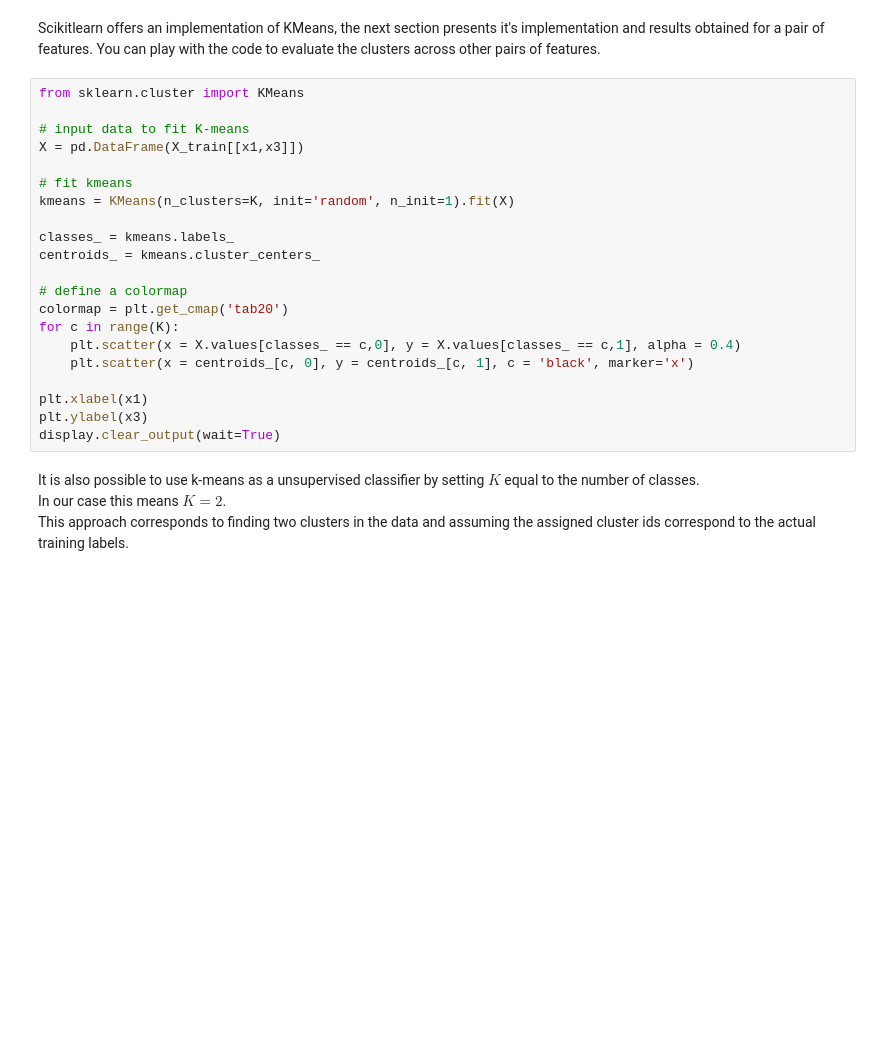
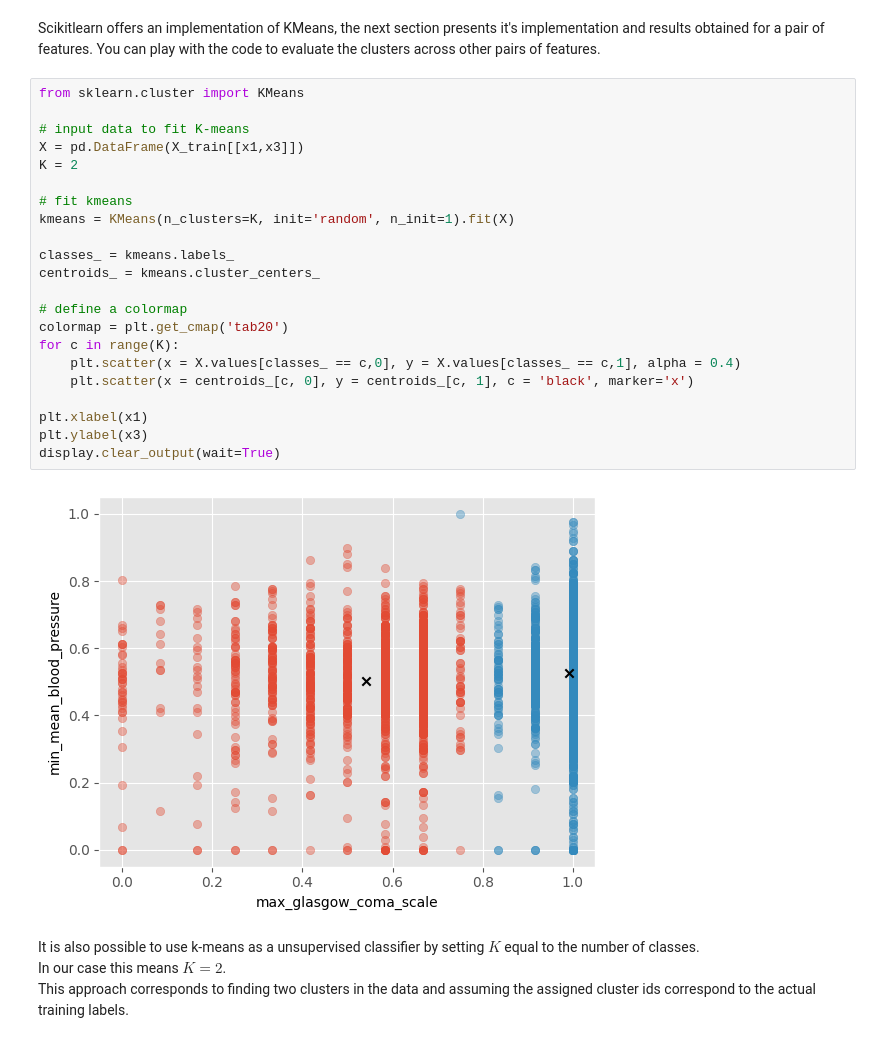
Before and after one commit to cesarz10/Data-Analytics-Healthcare, a Jupyter notebook: Lab_5_machine_learning/Part 3 - Mortality Clustering and Classification.ipynb, the cells around one changed output. Saved outputs shown, nothing was run; the diff lists cells and outputs as text; blank space fills up the shorter version.

```diff
--- a/Lab_5_machine_learning/Part 3 - Mortality Clustering and Classification.ipynb
+++ b/Lab_5_machine_learning/Part 3 - Mortality Clustering and Classification.ipynb
@@ -356,24 +416,27 @@ Scikitlearn offers an implementation of KMeans, the next section presents it's i
 # %%
 from sklearn.cluster import KMeans
 
 # input data to fit K-means
 X = pd.DataFrame(X_train[[x1,x3]])
+K = 2
 
 # fit kmeans
 kmeans = KMeans(n_clusters=K, init='random', n_init=1).fit(X)
 
 classes_ = kmeans.labels_
 centroids_ = kmeans.cluster_centers_
 
 # define a colormap
 colormap = plt.get_cmap('tab20')
 for c in range(K):
     plt.scatter(x = X.values[classes_ == c,0], y = X.values[classes_ == c,1], alpha = 0.4)
     plt.scatter(x = centroids_[c, 0], y = centroids_[c, 1], c = 'black', marker='x')
 
 plt.xlabel(x1)
 plt.ylabel(x3)
 display.clear_output(wait=True)
+# %% [output]
+[figure, added]
 # %% [markdown]
 It is also possible to use k-means as a unsupervised classifier by setting $K$ equal to the number of classes. <br>
 In our case this means $K=2$. <br> This approach corresponds to finding two clusters in the data and assuming the assigned cluster ids correspond to the actual training labels.
```
Also changed, not shown: parts of 48 cells of this notebook.
